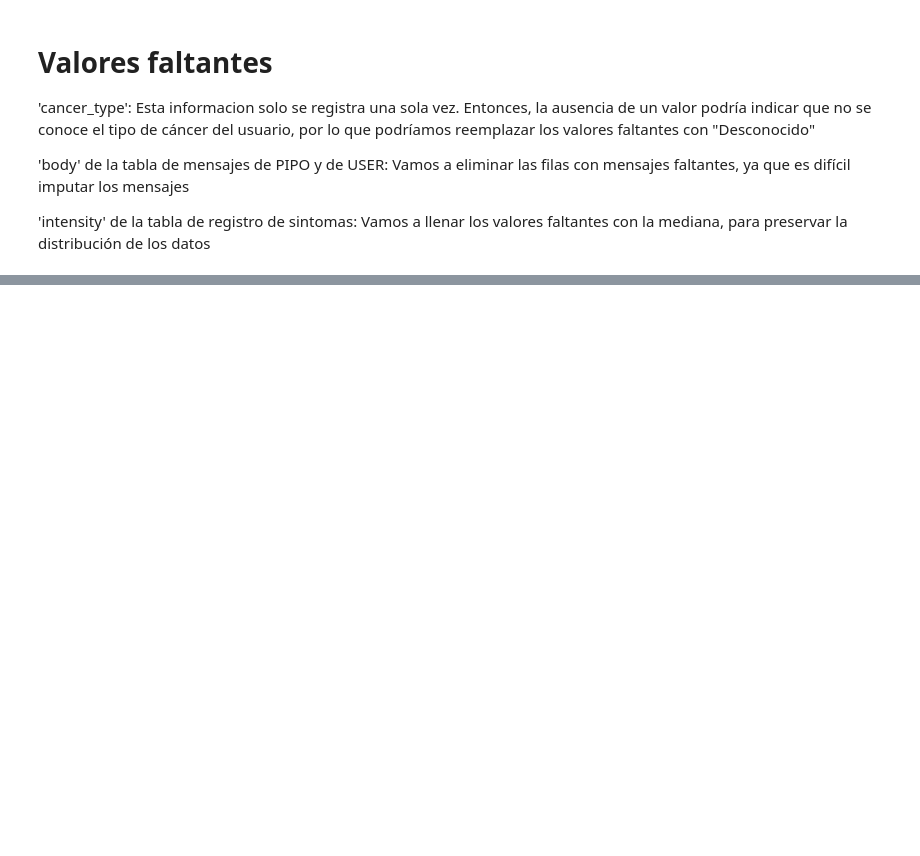
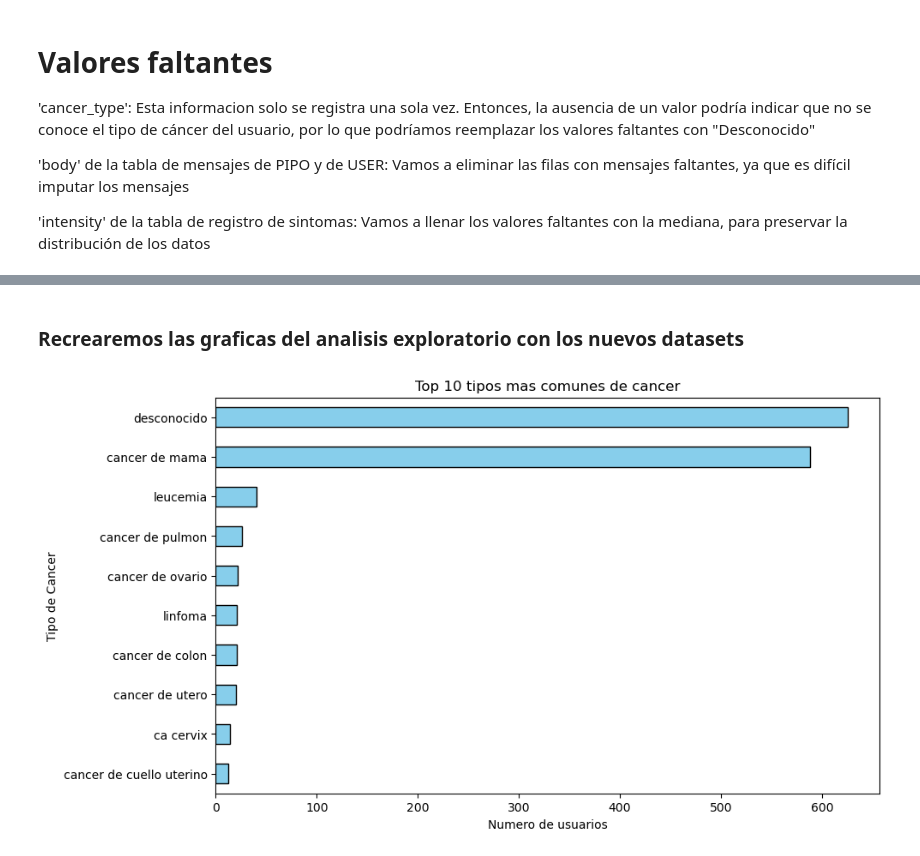
Before and after one commit to gonzalesomar/Technical-case-PEOPL, a Jupyter notebook: Preprocesamiento.ipynb, the cells around one changed output, grey strips where cells are left out. Saved outputs shown, nothing was run; the diff lists cells and outputs as text; code cells hidden in the pictures; blank space fills up the shorter version.

```diff
--- a/Preprocesamiento.ipynb
+++ b/Preprocesamiento.ipynb
@@ -83,0 +93,19 @@ user_df.isnull().sum(), pipomessage_df.isnull().sum(), usermessage_df.isnull().s
+# %%
+import unicodedata
+def remove_accents(input_str):
+    if isinstance(input_str, str):
+        nfkd_form = unicodedata.normalize('NFKD', input_str)
+        return u"".join([c for c in nfkd_form if not unicodedata.combining(c)])
+    else:
+        return input_str
+
+# Tipo de cancer
+user_df['cancer_type'] = user_df['cancer_type'].str.lower()
+user_df['cancer_type'] = user_df['cancer_type'].apply(remove_accents)
+user_df['cancer_type'] = user_df['cancer_type'].str.strip('.').str.lower()
+
+# Sintomas
+symptoms_df['description'] = symptoms_df['description'].str.lower()
+symptoms_df['description'] = symptoms_df['description'].apply(remove_accents)
+
+user_df.head(), symptoms_df.head()
@@ -83,0 +132,17 @@ user_df.isnull().sum(), pipomessage_df.isnull().sum(), usermessage_df.isnull().s
+# %% [markdown]
+### Recrearemos las graficas del analisis exploratorio con los nuevos datasets
+# %%
+import matplotlib.pyplot as plt
+# Contemos cada tipo de cancer
+cancer_type_counts = user_df['cancer_type'].value_counts()
+
+# Grafiquemos los 10 tipos mas comunes
+plt.figure(figsize=(10, 6))
+cancer_type_counts[:10].plot(kind='barh', color='skyblue', edgecolor='black')
+plt.title('Top 10 tipos mas comunes de cancer')
+plt.xlabel('Numero de usuarios')
+plt.ylabel('Tipo de Cancer')
+plt.gca().invert_yaxis()
+plt.show()
+# %% [output]
+[figure, added]
```
Also changed, not shown: parts of 7 cells of this notebook.
